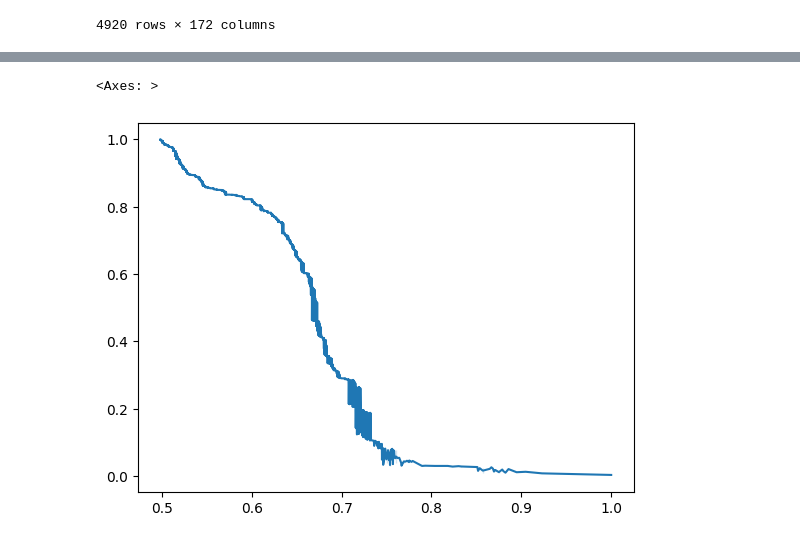
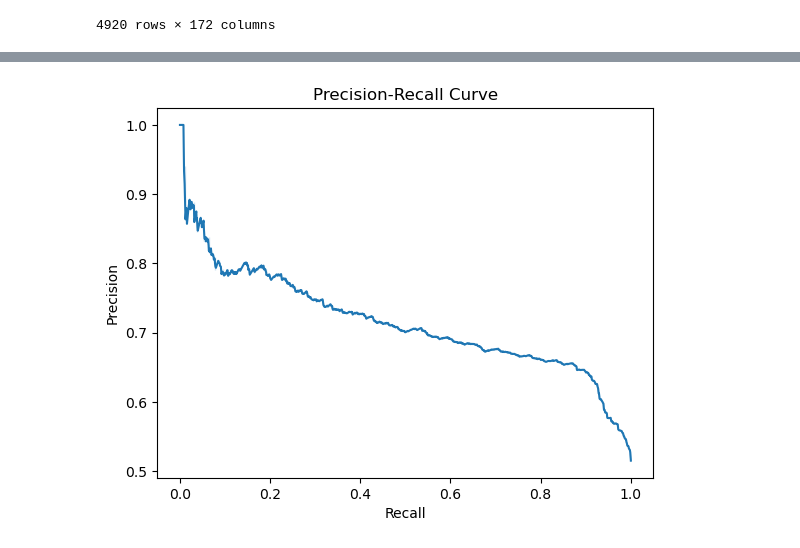
Before and after one commit to BigDataForSanDiego/Team-106, a Jupyter notebook: log_reg2.ipynb, the cells around one changed output, grey strips where cells are left out. Saved outputs shown, nothing was run; the diff lists cells and outputs as text; code cells hidden in the pictures.

```diff
--- a/log_reg2.ipynb
+++ b/log_reg2.ipynb
@@ -192,6 +181,9 @@ sns.lineplot(fpr, tpr)
 # %%
 precs, recs, thresh = precision_recall_curve(y_test, test_probs_irr)
-sns.lineplot(precs, recs)
+sns.lineplot(x=recs, y=precs)
+plt.xlabel('Recall')
+plt.ylabel('Precision')
+plt.title('Precision-Recall Curve')
+plt.show()
 # %% [output]
-<Axes: >
-[figure, old version]
+[figure, new version]
```
Also changed, not shown: parts of 10 cells of this notebook, 4 other files.
